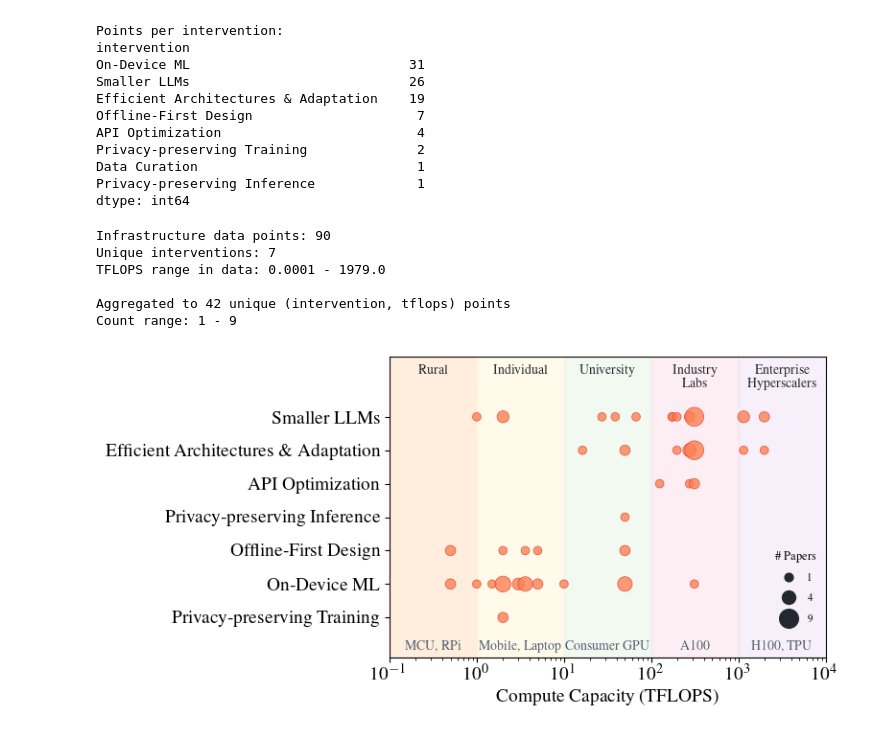
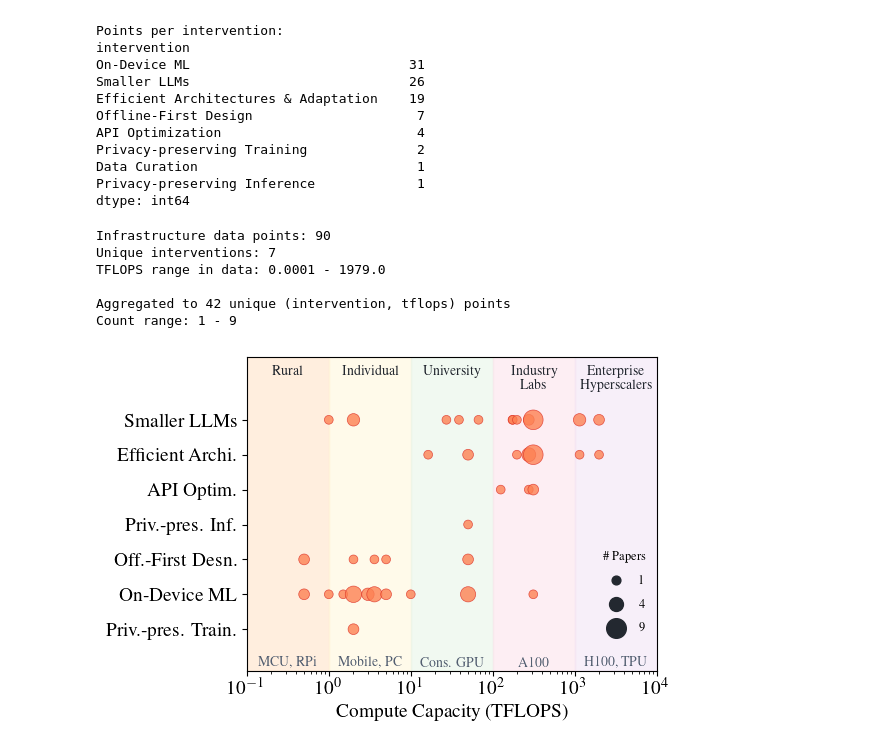
Before and after one commit to ljvmiranda921/edgeml-survey, a Jupyter notebook: notebooks/2026-02-12-figures-for-paper.ipynb, the cells around one changed output. Cells and saved outputs as stored; diff of their text form; code cells hidden in the pictures.

```diff
--- a/notebooks/2026-02-12-figures-for-paper.ipynb
+++ b/notebooks/2026-02-12-figures-for-paper.ipynb
@@ -840,7 +840,7 @@ agg_df = (
 print(f"\nAggregated to {len(agg_df)} unique (intervention, tflops) points")
 print(f"Count range: {agg_df['count'].min()} - {agg_df['count'].max()}")
 
-fig, ax = plt.subplots(figsize=(8, 4))
+fig, ax = plt.subplots(figsize=(6, 4))
 
 # Define compute tiers - more balanced on log scale
 compute_tiers = [
@@ -857,7 +857,7 @@ compute_tiers = [
         "min": 1,
         "max": 10,
         "color": "#FFF8DC",
-        "devices": "Mobile, Laptop",
+        "devices": "Mobile, PC",
         "y_offset": 0,
     },
     {
@@ -865,7 +865,7 @@ compute_tiers = [
         "min": 10,
         "max": 100,
         "color": "#E8F5E9",
-        "devices": "Consumer GPU",
+        "devices": "Cons. GPU",
         "y_offset": 0,
     },
     {
@@ -906,7 +906,7 @@ for tier in compute_tiers:
     # Device examples at bottom
     ax.text(
         mid_x,
-        -0.7,
+        -0.8,
         tier["devices"],
         ha="center",
         va="top",
@@ -962,34 +962,48 @@ ax.legend(
     loc="lower right",
     bbox_to_anchor=(1.00, 0.08),
     frameon=False,
-    fontsize=8,
+    fontsize=9,
     title_fontsize=9,
     labelspacing=1,
 )
 
 # Set log scale for x-axis
 ax.set_xscale("log")
 ax.set_xlim(0.1, 10000)
 
+# Shortened labels for y-axis
+label_mapping = {
+    "Efficient Architectures & Adaptation": "Efficient Archi.",
+    "API Optimization": "API Optim.",
+    "Privacy-preserving Inference": "Priv.-pres. Inf.",
+    "Offline-First Design": "Off.-First Desn.",
+    "Privacy-preserving Training": "Priv.-pres. Train.",
+}
+
+
+def shorten_label(label):
+    return label_mapping.get(label, label)
+
+
 # Set y-ticks to intervention names
 ax.set_yticks(range(len(intervention_order)))
-ax.set_yticklabels([i.replace("&", r"\&") for i in intervention_order])
+ax.set_yticklabels([shorten_label(i).replace("&", r"\&") for i in intervention_order])
 ax.set_ylim(-1.2, len(intervention_order) + 0.8)
 
 # Labels
 ax.set_xlabel("Compute Capacity (TFLOPS)")
 ax.set_ylabel("")
 
 fig.tight_layout()
 fig.savefig(
     OUTPUT_DIR / "intervention_by_compute_capacity.pdf", bbox_inches="tight", dpi=300
 )
 plt.show()
 # %% [output]
 Infrastructure data points: 90
 Unique interventions: 7
 TFLOPS range in data: 0.0001 - 1979.0
 
 Aggregated to 42 unique (intervention, tflops) points
 Count range: 1 - 9
-[figure, old version]
+[figure, new version]
```
